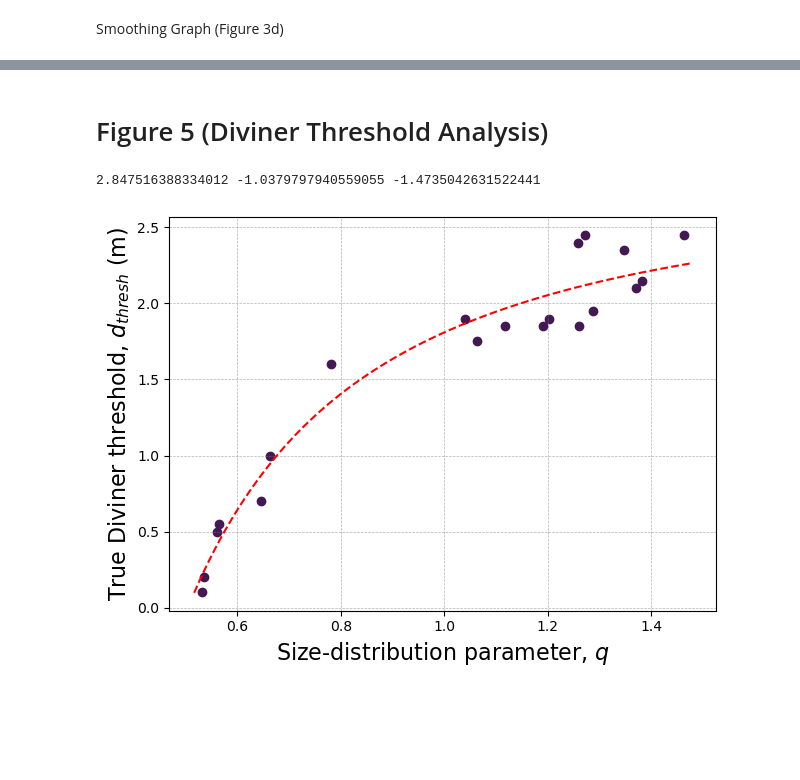
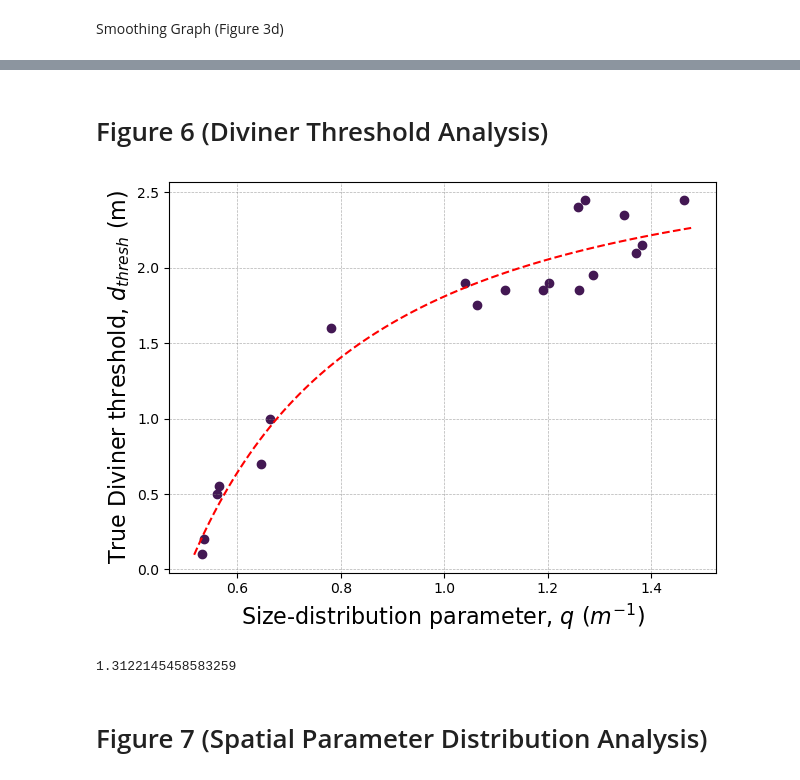
Before and after one commit to brianvamaro/lunarrockabundance, a Jupyter notebook: Lunar Rock Abundance Comparison Analysis.ipynb, the cells around one changed output, grey strips where cells are left out. Saved outputs shown, nothing was run; the diff lists cells and outputs as text; code cells hidden in the pictures; blank space fills up the shorter version.

```diff
--- a/Lunar Rock Abundance Comparison Analysis.ipynb
+++ b/Lunar Rock Abundance Comparison Analysis.ipynb
@@ -77,0 +84,15 @@ q: 0.7666917679776474
+# %%
+fig, ax = plt.subplots(figsize=(10, 8))
+ax.plot(diameterVals, arealFractionVals, 'xkcd:french blue', label="Cumulative boulder distribution", linewidth=5)
+ax.plot(diameterVals, rock_abundance_function(diameterVals, k, q), 'xkcd:tomato', linestyle="--", label="Fitted exponential curve", linewidth=5)
+plt.xscale('log')
+plt.yscale('log')
+ax.set_xlabel("", fontsize=22)
+ax.set_ylabel("", fontsize=22)
+ax.set_xticks([4, 6, 10], ['4', '6', '10'])
+ax.tick_params(axis='both', which='major', labelsize=32, length=10, width = 2)
+ax.tick_params(axis='x', which='minor', labelsize=32)
+
+
+plt.savefig('Figure 2 log log inset.png', dpi=300)
+plt.tight_layout()
@@ -261,0 +472,20 @@ plt.show()
+# %%
+# Requires the code for figure 4 to be ran first
+
+# (a)
+a = np.argmax(center_tile_indices)
+print(q_vals[a])
+print(center_tile_indices[a])
+print(divinerRAs[a])
+print(corrBoulderNetRAs[a])
+print(boulderNetRAs[a])
+
+print()
+
+# (b)
+b = 24
+print(q_vals[b])
+print(center_tile_indices[b])
+print(divinerRAs[b])
+print(corrBoulderNetRAs[b])
+print(boulderNetRAs[b])
@@ -262,5 +504,5 @@ plt.show()
 # %% [markdown]
-# Figure 5 (Diviner Threshold Analysis)
+# Figure 6 (Diviner Threshold Analysis)
 # %%
 bouldersGDF= pd.read_csv("Data/BouldersWithTileID.csv")
 bouldersGDF['diameter'] = 2 *np.sqrt(bouldersGDF['boulder_area'] / np.pi)
@@ -319,7 +561,7 @@ for xIndex in range(1, x_limit - 1):
         divinerRAs.append(divinerRA)
         boulderNetRAs.append(boulderNetRA)
 
-        mean_diameter = np.median(boulders['diameter'])
+        mean_diameter = np.mean(boulders['diameter'])
         mean_diameters.append(mean_diameter)
 
         num_boulders.append(len(boulders))
@@ -340,21 +582,26 @@ for i in range(len(divinerRAs)):
 # %%
 def model_func(x, a, b, c):
     return a + b*x**c
 
 params, covariance = curve_fit(lambda x,a,b,c:  model_func(x, a, b, c), q_vals, correctThresholds, p0=(1, -1, -1))
 
 a, b, c = params
 
 x_fit = np.linspace(min(q_vals)*0.97, max(q_vals)*1.01, 100)
 y_fit = model_func(x_fit, a, b, c)
 
 plt.scatter(q_vals, correctThresholds, color = "#431853")
 plt.plot(x_fit, y_fit, color='red', linestyle='--')
 plt.grid(color='gray', linestyle='--', linewidth=0.5, alpha=0.6)
-plt.xlabel("Size-distribution parameter, $q$", size = 16)
+plt.xlabel("Size-distribution parameter, $q\ (m^{-1})$", size = 16)
 plt.ylabel("True Diviner threshold, $d_{thresh}$ (m)", size = 16)
 plt.tight_layout()
 plt.show()
 # %% [output]
-2.847516388334012 -1.0379797940559055 -1.4735042631522441
-[figure, old version]
+[figure, new version]
+# %%
+model_func(0.7667, a, b, c) #Estimate for threshold for entire study area
+# %% [output]
+1.3122145458583259
+# %% [markdown]
+# Figure 7 (Spatial Parameter Distribution Analysis)
```
Also changed, not shown: parts of 25 cells of this notebook.
